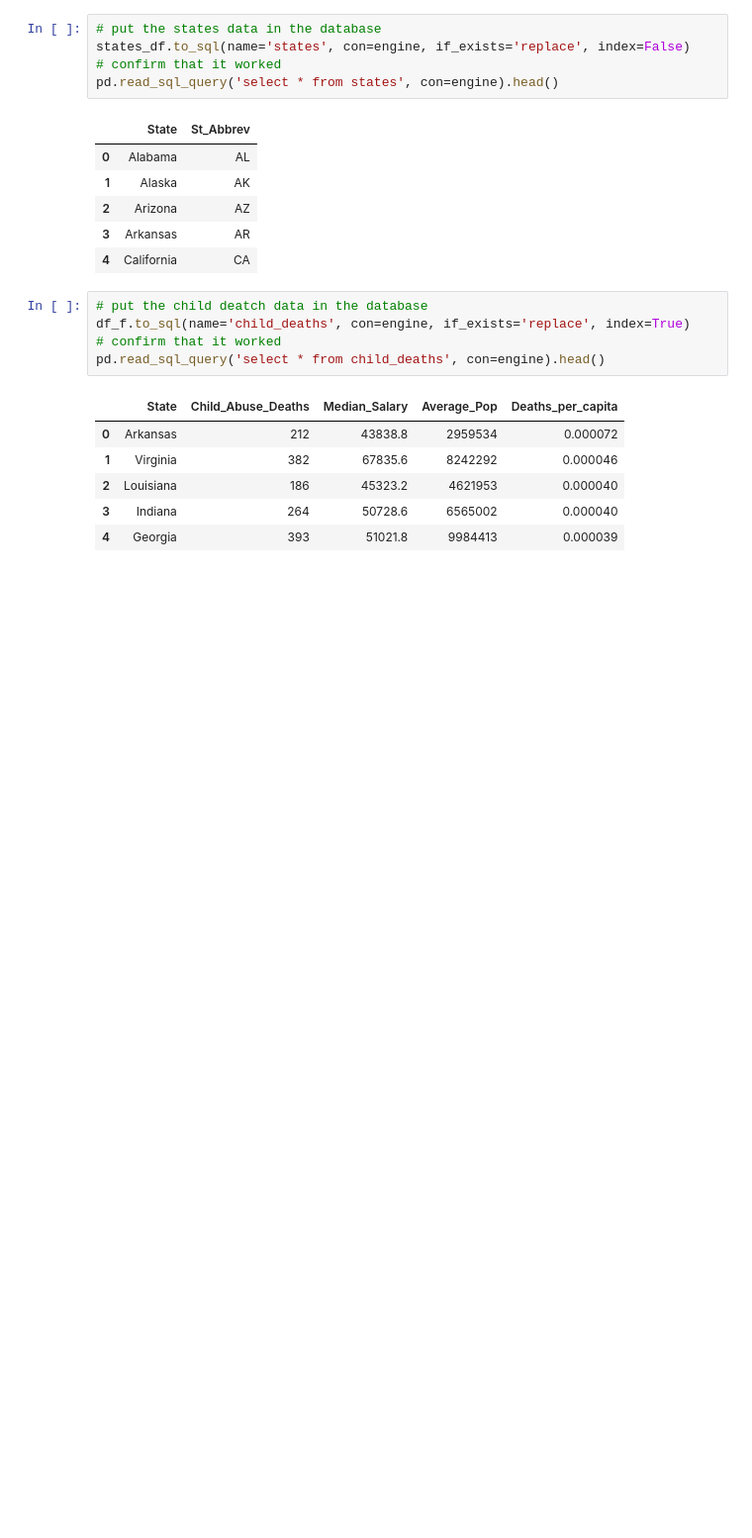
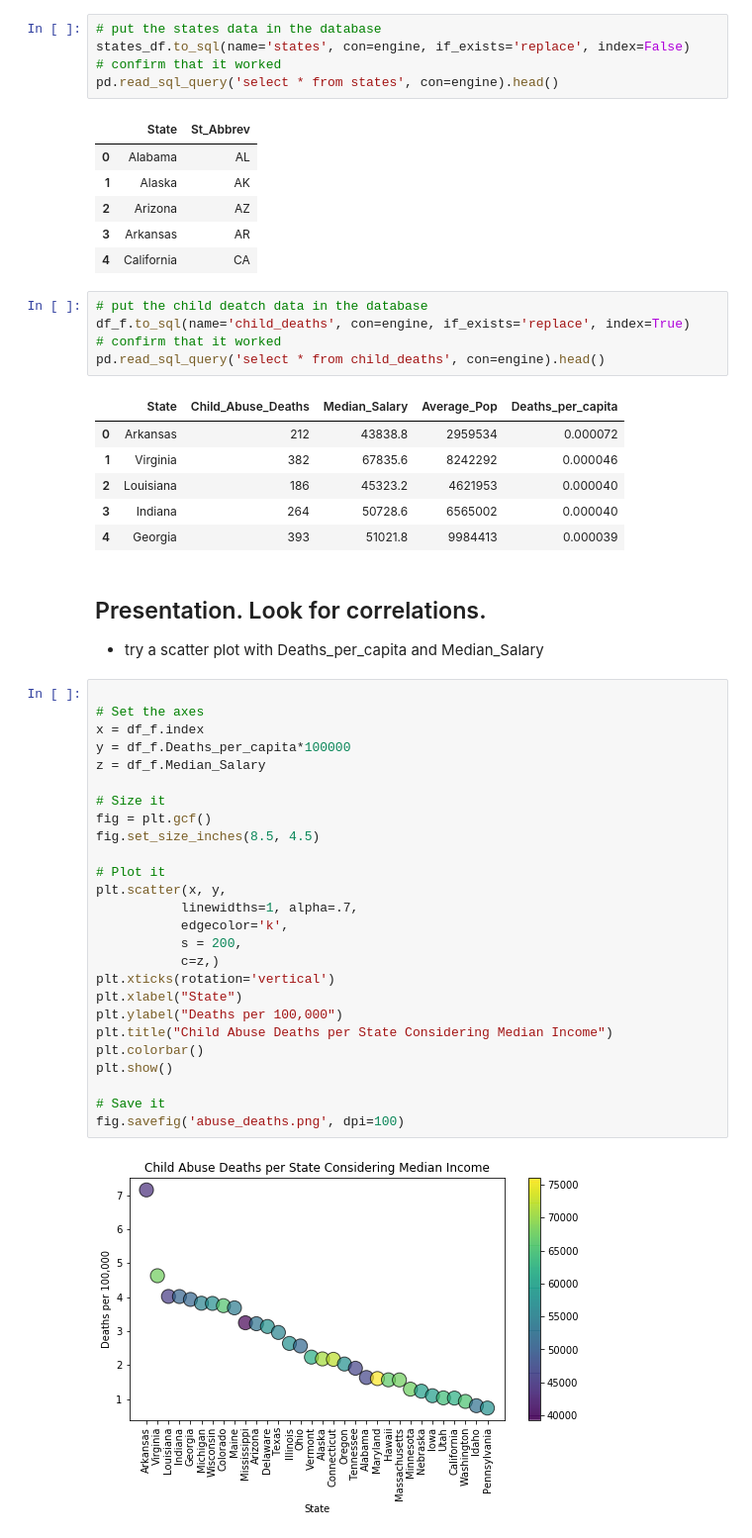
Before and after one commit to ddurnell/etl-challenge, a Jupyter notebook: child_abuse_etl.ipynb, the cells around one changed output. Shown: that part at 99% size. Saved outputs shown, nothing was run; the diff lists cells and outputs as text; blank space fills up the shorter version.

Commit message:
1.2 added presentation

```diff
--- a/child_abuse_etl.ipynb
+++ b/child_abuse_etl.ipynb
@@ -281,3 +283,34 @@ pd.read_sql_query('select * from child_deaths', con=engine).head()
 | 2 | Louisiana | 186 | 45323.2 | 4621953 | 0.000040 |
 | 3 | Indiana | 264 | 50728.6 | 6565002 | 0.000040 |
 | 4 | Georgia | 393 | 51021.8 | 9984413 | 0.000039 |
+# %% [markdown]
+## Presentation. Look for correlations.
+* try a scatter plot with Deaths_per_capita and Median_Salary
+# %%
+
+# Set the axes
+x = df_f.index
+y = df_f.Deaths_per_capita*100000
+z = df_f.Median_Salary
+
+# Size it
+fig = plt.gcf()
+fig.set_size_inches(8.5, 4.5)
+
+# Plot it
+plt.scatter(x, y,
+           linewidths=1, alpha=.7,
+           edgecolor='k',
+           s = 200,
+           c=z,)
+plt.xticks(rotation='vertical')
+plt.xlabel("State")
+plt.ylabel("Deaths per 100,000")
+plt.title("Child Abuse Deaths per State Considering Median Income")
+plt.colorbar()
+plt.show()
+
+# Save it
+fig.savefig('abuse_deaths.png', dpi=100)
+# %% [output]
+[figure, added]
```
Also changed, not shown: parts of 1 cell of this notebook, 2 other files.
